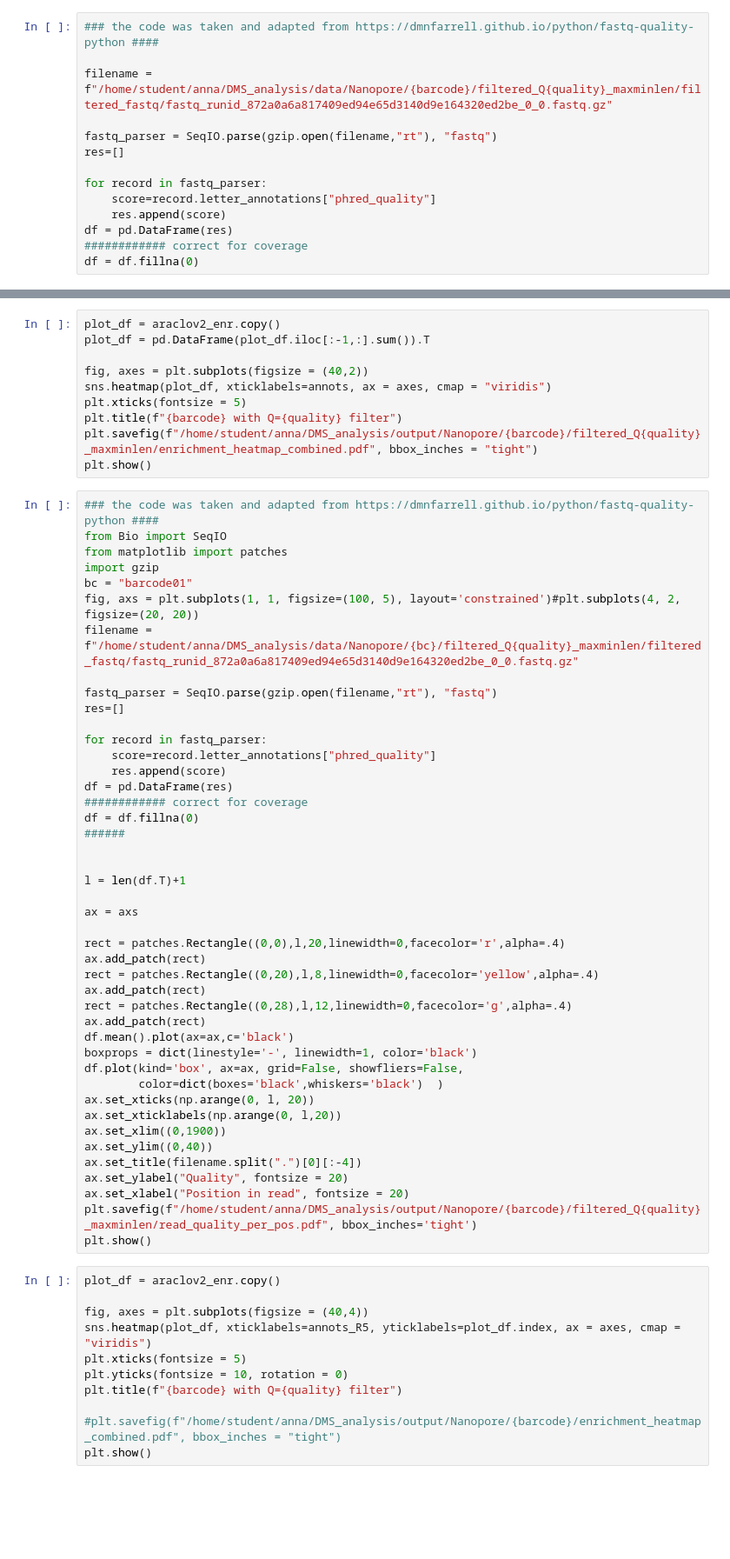
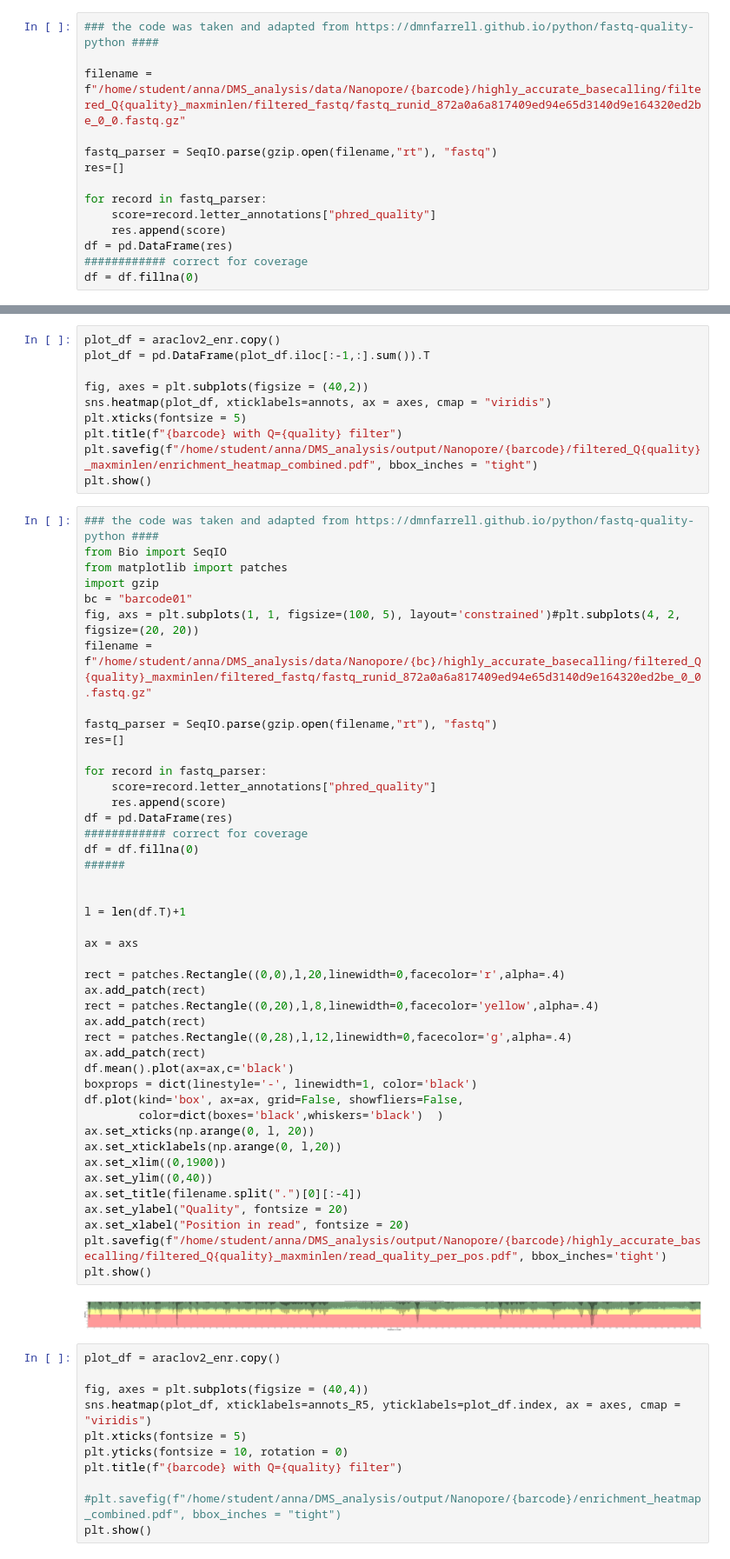
Before and after one commit to AliceHovsepyan/pogo_pance_draft, a Jupyter notebook: Nanopore_analysis.ipynb, the cells around one changed output, grey strips where cells are left out. Shown at 87% size. Drawn from its saved outputs; the diff is of its cells as text; blank space fills up the shorter version.

```diff
--- a/Nanopore_analysis.ipynb
+++ b/Nanopore_analysis.ipynb
@@ -89,7 +88,7 @@ plt.show()
 # %%
 ### the code was taken and adapted from https://dmnfarrell.github.io/python/fastq-quality-python ####
 
-filename = f"/home/student/anna/DMS_analysis/data/Nanopore/{barcode}/filtered_Q{quality}_maxminlen/filtered_fastq/fastq_runid_872a0a6a817409ed94e65d3140d9e164320ed2be_0_0.fastq.gz"
+filename = f"/home/student/anna/DMS_analysis/data/Nanopore/{barcode}/highly_accurate_basecalling/filtered_Q{quality}_maxminlen/filtered_fastq/fastq_runid_872a0a6a817409ed94e65d3140d9e164320ed2be_0_0.fastq.gz"
 
 fastq_parser = SeqIO.parse(gzip.open(filename,"rt"), "fastq")
 res=[]
@@ -164,7 +166,7 @@ from matplotlib import patches
 import gzip
 bc = "barcode01"
 fig, axs = plt.subplots(1, 1, figsize=(100, 5), layout='constrained')#plt.subplots(4, 2, figsize=(20, 20))
-filename = f"/home/student/anna/DMS_analysis/data/Nanopore/{bc}/filtered_Q{quality}_maxminlen/filtered_fastq/fastq_runid_872a0a6a817409ed94e65d3140d9e164320ed2be_0_0.fastq.gz"
+filename = f"/home/student/anna/DMS_analysis/data/Nanopore/{bc}/highly_accurate_basecalling/filtered_Q{quality}_maxminlen/filtered_fastq/fastq_runid_872a0a6a817409ed94e65d3140d9e164320ed2be_0_0.fastq.gz"
 
 fastq_parser = SeqIO.parse(gzip.open(filename,"rt"), "fastq")
 res=[]
@@ -173,34 +175,36 @@ for record in fastq_parser:
     score=record.letter_annotations["phred_quality"]
     res.append(score)
 df = pd.DataFrame(res)
 ############ correct for coverage
 df = df.fillna(0)
 ######
 
 
 l = len(df.T)+1
 
 ax = axs
 
 rect = patches.Rectangle((0,0),l,20,linewidth=0,facecolor='r',alpha=.4)
 ax.add_patch(rect)
 rect = patches.Rectangle((0,20),l,8,linewidth=0,facecolor='yellow',alpha=.4)
 ax.add_patch(rect)
 rect = patches.Rectangle((0,28),l,12,linewidth=0,facecolor='g',alpha=.4)
 ax.add_patch(rect)
 df.mean().plot(ax=ax,c='black')
 boxprops = dict(linestyle='-', linewidth=1, color='black')
 df.plot(kind='box', ax=ax, grid=False, showfliers=False,
         color=dict(boxes='black',whiskers='black')  )
 ax.set_xticks(np.arange(0, l, 20))
 ax.set_xticklabels(np.arange(0, l,20))
 ax.set_xlim((0,1900))
 ax.set_ylim((0,40))
 ax.set_title(filename.split(".")[0][:-4])
 ax.set_ylabel("Quality", fontsize = 20)
 ax.set_xlabel("Position in read", fontsize = 20)
-plt.savefig(f"/home/student/anna/DMS_analysis/output/Nanopore/{barcode}/filtered_Q{quality}_maxminlen/read_quality_per_pos.pdf", bbox_inches='tight')
+plt.savefig(f"/home/student/anna/DMS_analysis/output/Nanopore/{barcode}/highly_accurate_basecalling/filtered_Q{quality}_maxminlen/read_quality_per_pos.pdf", bbox_inches='tight')
 plt.show()
+# %% [output]
+[figure, added]
 # %%
 plot_df = araclov2_enr.copy()
 
```
Also changed, not shown: parts of 18 cells of this notebook, 1 other file.
